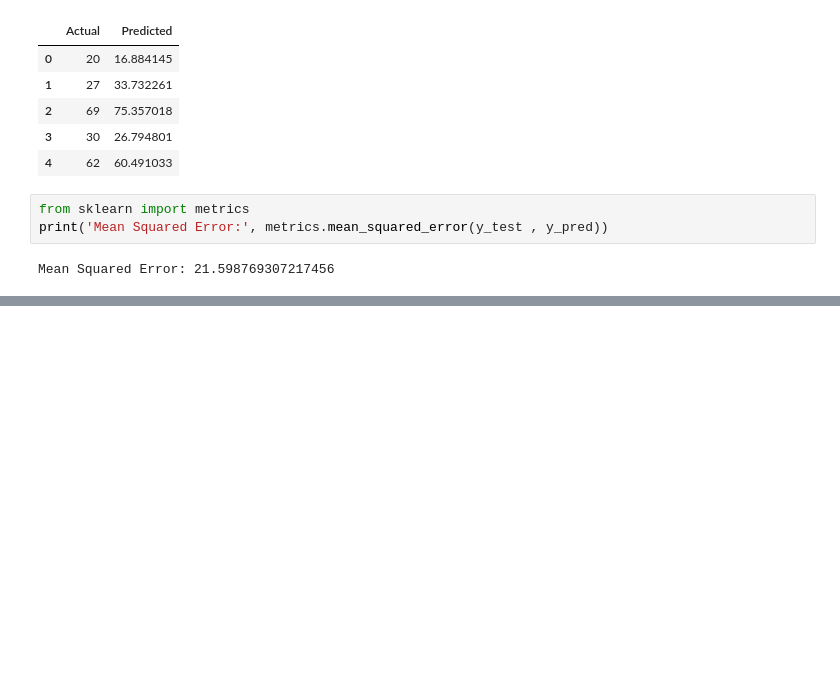
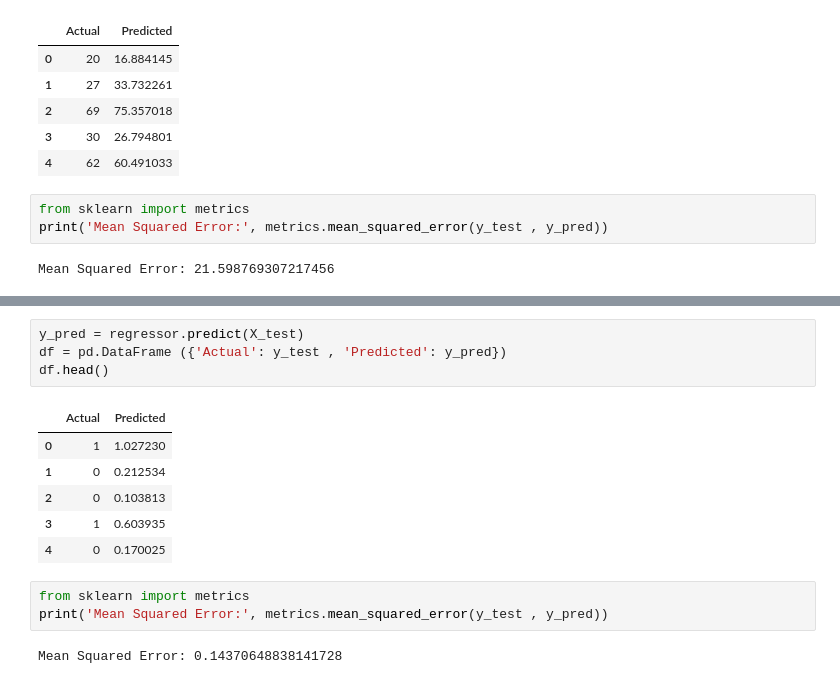
Before and after one commit to TanjinaHasan15/python_problem_solve, a Jupyter notebook: Machine_Learning_L_2.ipynb, the cells around one changed output, grey strips where cells are left out. Drawn from its saved outputs; the diff is of its cells as text; blank space fills up the shorter version.

```diff
--- a/Machine_Learning_L_2.ipynb
+++ b/Machine_Learning_L_2.ipynb
@@ -59,0 +100,16 @@ Mean Squared Error: 21.598769307217456
+# %%
+y_pred = regressor.predict(X_test)
+df = pd.DataFrame ({'Actual': y_test , 'Predicted': y_pred})
+df.head()
+# %% [output]
+|  | Actual | Predicted |
+| 0 | 1 | 1.027230 |
+| 1 | 0 | 0.212534 |
+| 2 | 0 | 0.103813 |
+| 3 | 1 | 0.603935 |
+| 4 | 0 | 0.170025 |
+# %%
+from sklearn import metrics
+print('Mean Squared Error:', metrics.mean_squared_error(y_test , y_pred))
+# %% [output]
+Mean Squared Error: 0.14370648838141728
```
Also changed, not shown: parts of 5 cells of this notebook.
